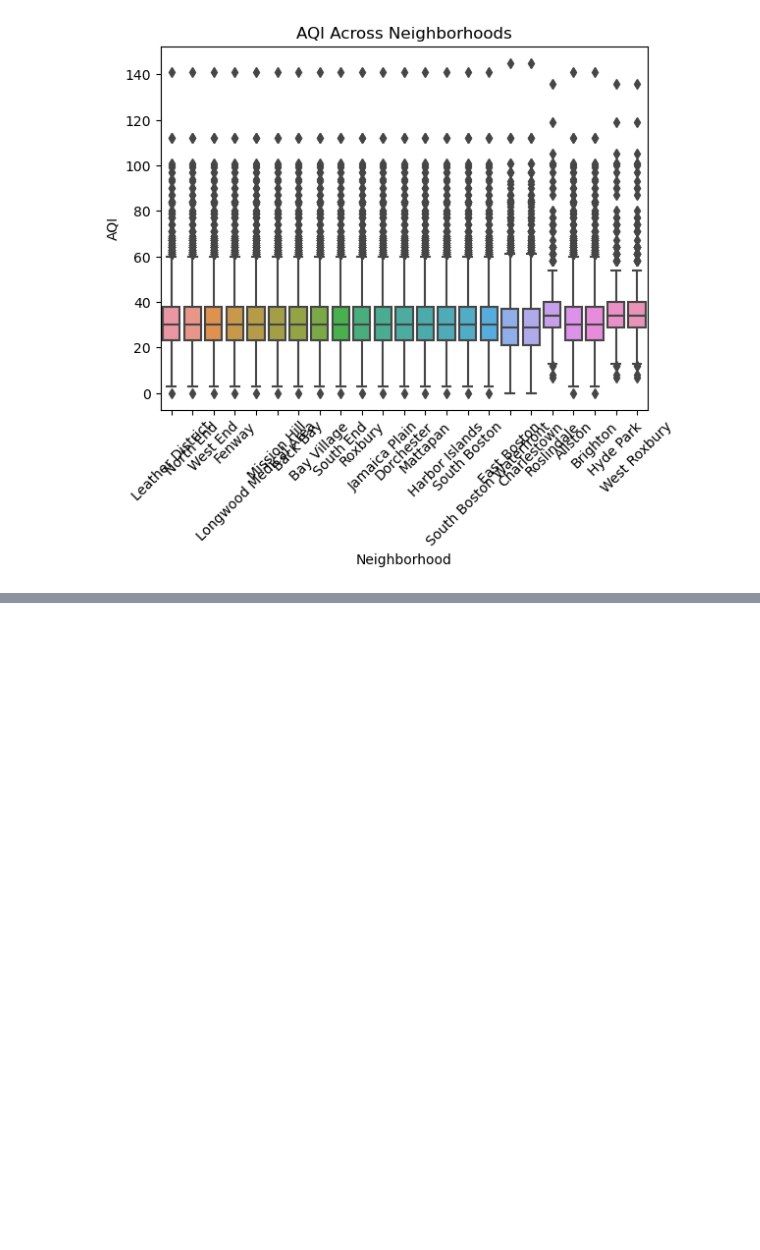
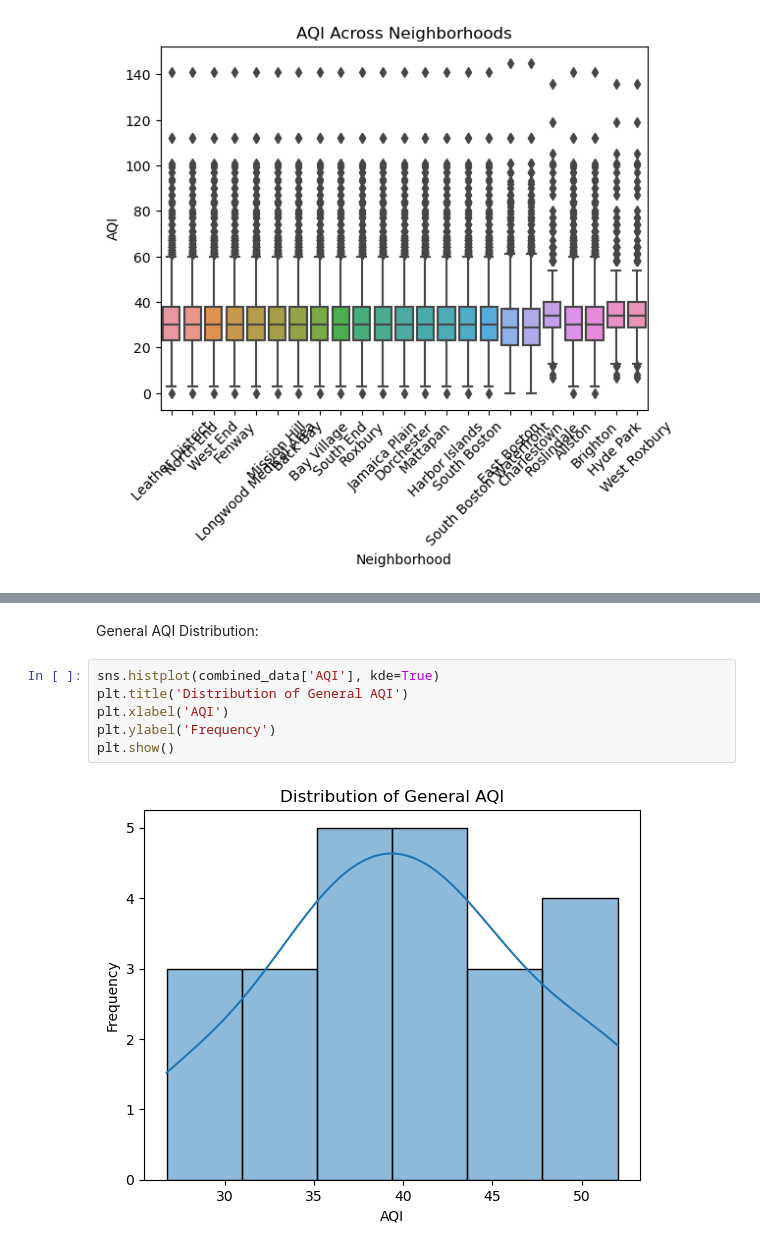
Before and after one commit to BU-Spark/ds-boston-transit-air-quality, a Jupyter notebook: fa23-team-f/data/Google AQI/question3.ipynb, the cells around one changed output, grey strips where cells are left out. Saved outputs shown, nothing was run; the diff lists cells and outputs as text; blank space fills up the shorter version.

```diff
--- a/fa23-team-f/data/Google AQI/question3.ipynb
+++ b/fa23-team-f/data/Google AQI/question3.ipynb
@@ -177,0 +264,10 @@ Correlation between AQI and MBTA_Stops_Count: -0.025043580924767994, P-value: 1.
+# %% [markdown]
+General AQI Distribution:
+# %%
+sns.histplot(combined_data['AQI'], kde=True)
+plt.title('Distribution of General AQI')
+plt.xlabel('AQI')
+plt.ylabel('Frequency')
+plt.show()
+# %% [output]
+[figure, added]
```
Also changed, not shown: parts of 12 cells of this notebook.
